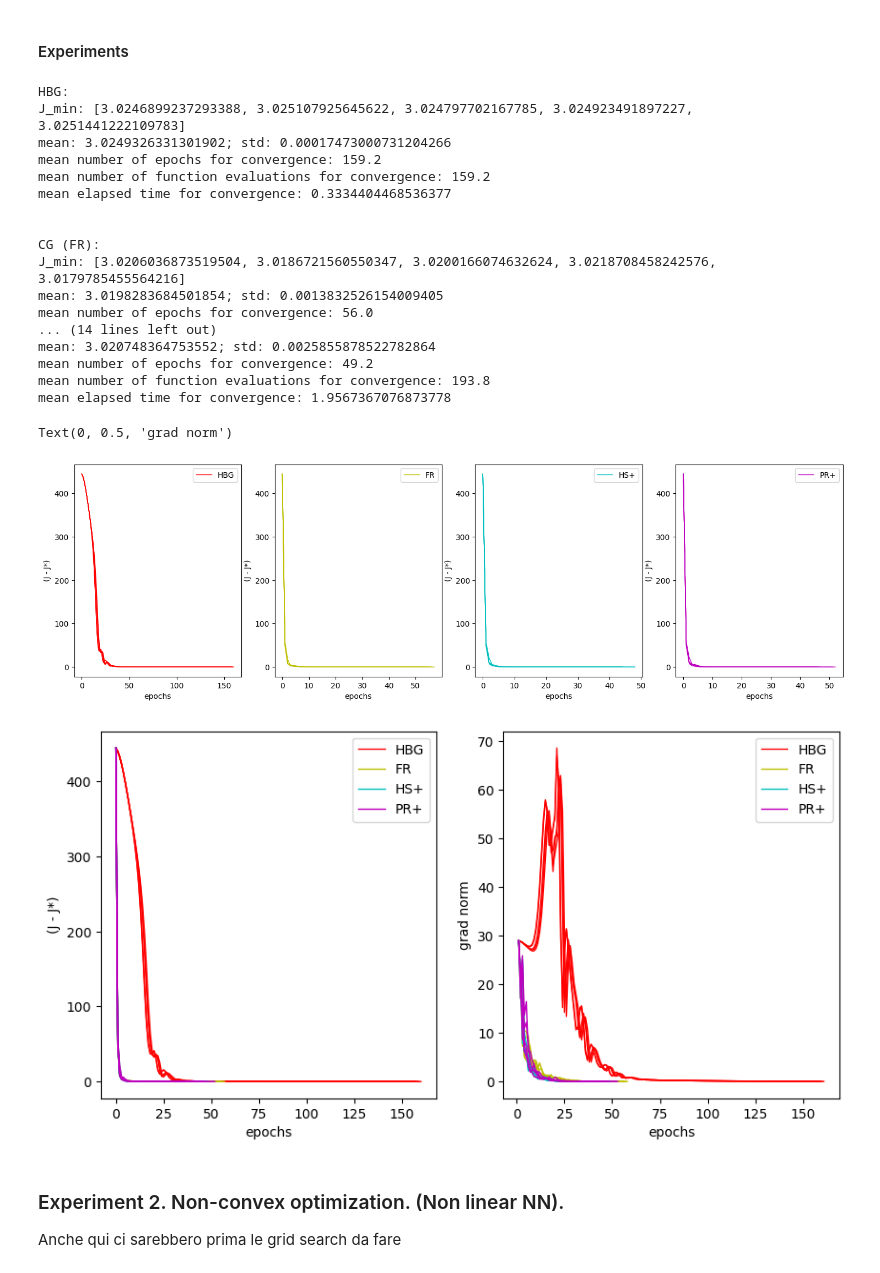
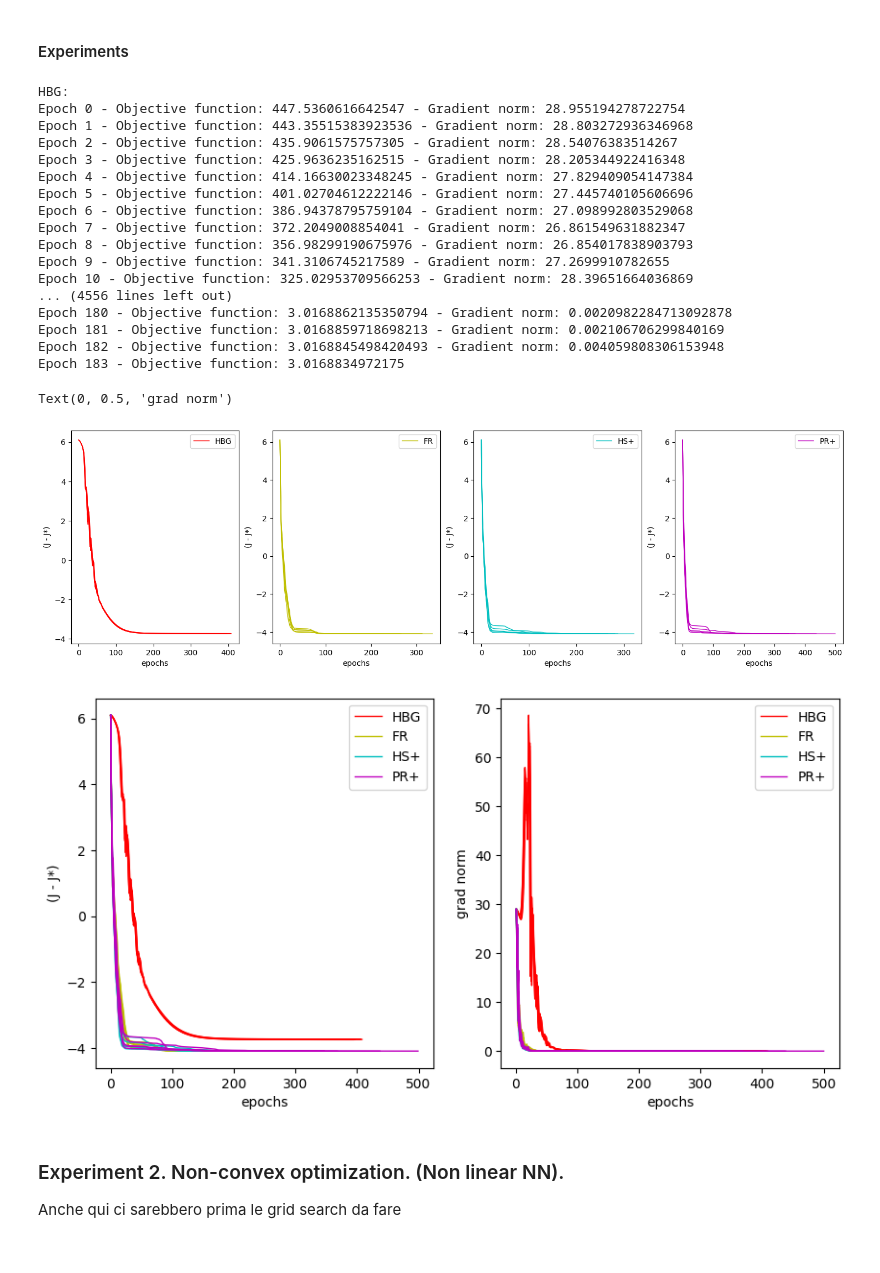
Before and after one commit to DreRnc/HBG-CG_Analysis, a Jupyter notebook: Code/Experiments_new.ipynb, the cells around one changed output. Drawn from its saved outputs; the diff is of its cells as text; code cells hidden in the pictures.

Commit message:
new file:   Code/Experiments.ipynb 	modified:   Code/Experiments_new.ipynb 	modified:   Code/src/EarlyStopping.py 	modified:   Code/src/Optimizers.py

```diff
--- a/Code/Experiments_new.ipynb
+++ b/Code/Experiments_new.ipynb
@@ -163,13 +164,13 @@ Best training_objective: 3.0171278820154255
 # %%
 mlp_linear = MLP([20], 9, 2, task = "regression", activation_function = 'id')
 
-J_star = 3.017
+J_star = 3
 
 fig, ax = plt.subplots(1,4, figsize = (18,5))
 fig2, ax2 = plt.subplots(1,2, figsize = (10,5))
 linewidth = 1
 
-optimizer = HBG(loss = 'MSE', regularization_function = 'l2', stopping_criterion = 'obj_tol', early_stopping = EarlyStopping(mode = 'obj_tol'))
+optimizer = HBG(loss = 'MSE', regularization_function = 'l2', stopping_criterion = 'grad_norm', early_stopping = EarlyStopping(mode = 'grad_norm'))
 
 feval = []
 epochs = []
@@ -181,7 +182,7 @@ print('HBG:')
 for i in range(5):
 
     mlp_linear.initialize(random_seed=i)
-    optimizer.initialize(mlp_linear, alpha = 0.005, beta = 0.8, stopping_value = 1e-4, alpha_l2 = 0.001, verbose = False)
+    optimizer.initialize(mlp_linear, alpha = 0.005, beta = 0.8, stopping_value = 5e-3, alpha_l2 = 0.001, verbose = True)
 
     tic = time.time()
 
@@ -190,7 +191,7 @@ for i in range(5):
     toc = time.time()
     elapsed_time.append(toc-tic)
 
-    curve = [J - J_star for J in optimizer.obj_history]
+    curve = [math.log(J - J_star) for J in optimizer.obj_history]
     line, = ax[0].plot(curve, 'r', linewidth=linewidth)
     line2, = ax2[0].plot(curve, 'r', linewidth=linewidth)
     line3, = ax2[1].plot(optimizer.grad_norm_history, 'r', linewidth=linewidth)
@@ -211,7 +212,7 @@ print(f"mean number of epochs for convergence: {np.mean(epochs)}")
 print(f"mean number of function evaluations for convergence: {np.mean(feval)}")
 print(f"mean elapsed time for convergence: {np.mean(elapsed_time)}")
 
-optimizer = CG(loss = 'MSE', regularization_function = 'l2', stopping_criterion = 'obj_tol', early_stopping = EarlyStopping(mode = 'obj_tol'))
+optimizer = CG(loss = 'MSE', regularization_function = 'l2', stopping_criterion = 'grad_norm', early_stopping = EarlyStopping(mode = 'grad_norm'))
 beta_color = {'FR' : 'y', 'HS+' : 'c', 'PR+' : 'm'}
 
 for b, beta in enumerate(['FR', 'HS+', 'PR+']):
@@ -225,7 +226,7 @@ for b, beta in enumerate(['FR', 'HS+', 'PR+']):
     for i in range(5):
 
         mlp_linear.initialize(random_seed=i)
-        optimizer.initialize(mlp_linear, stopping_value = 1e-4, batch_size = -1, alpha_l1 = 0, alpha_l2 = 0.001, verbose = False,
+        optimizer.initialize(mlp_linear, stopping_value = 5e-3, batch_size = -1, alpha_l1 = 0, alpha_l2 = 0.001, verbose = True,
                    beta_type = beta, m1 = 0.1, m2 = 0.3, MaxFeval = 100, tau = 0.8, delta = 0, eps = 0, sfgrd = 0.2)
 
         tic = time.time()
@@ -235,58 +236,58 @@ for b, beta in enumerate(['FR', 'HS+', 'PR+']):
         toc = time.time()
         elapsed_time.append(toc-tic)
 
-        curve = [J - J_star for J in optimizer.obj_history]
+        curve = [math.log(J - J_star)  for J in optimizer.obj_history]
         line, = ax[b+1].plot(curve, beta_color[beta], linewidth=linewidth)
         line2, = ax2[0].plot(curve, beta_color[beta], linewidth=linewidth)
         line3, = ax2[1].plot(optimizer.grad_norm_history, beta_color[beta], linewidth=linewidth)
 
         if i == 0:
             line.set_label(beta)
             line2.set_label(beta)
             line3.set_label(beta)
 
         J_min.append(np.min(optimizer.obj_history))
         feval.append(optimizer.n_forward_backward)
         epochs.append(len(optimizer.obj_history))
 
     print(f"J_min: {J_min}")
     print(f"mean: {np.mean(J_min)}; std: {np.std(J_min)}")
     print(f"mean number of epochs for convergence: {np.mean(epochs)}")
     print(f"mean number of function evaluations for convergence: {np.mean(feval)}")
     print(f"mean elapsed time for convergence: {np.mean(elapsed_time)}")
 
 for j in range(4):
     ax[j].legend()
     ax[j].set_xlabel("epochs")
     ax[j].set_ylabel("(J - J*)")
 
 ax2[0].legend()
 ax2[0].set_xlabel("epochs")
 ax2[0].set_ylabel("(J - J*)")
 ax2[1].legend()
 ax2[1].set_xlabel("epochs")
 ax2[1].set_ylabel("grad norm")
 # %% [output]
 HBG:
-J_min: [3.0246899237293388, 3.025107925645622, 3.024797702167785, 3.024923491897227, 3.0251441222109783]
-mean: 3.0249326331301902; std: 0.00017473000731204266
-mean number of epochs for convergence: 159.2
-mean number of function evaluations for convergence: 159.2
-mean elapsed time for convergence: 0.3334404468536377
-
-
-CG (FR):
-J_min: [3.0206036873519504, 3.0186721560550347, 3.0200166074632624, 3.0218708458242576, 3.0179785455564216]
-mean: 3.0198283684501854; std: 0.0013832526154009405
-mean number of epochs for convergence: 56.0
-... (14 lines left out)
-mean: 3.020748364753552; std: 0.0025855878522782864
-mean number of epochs for convergence: 49.2
-mean number of function evaluations for convergence: 193.8
-mean elapsed time for convergence: 1.9567367076873778
+Epoch 0 - Objective function: 447.5360616642547 - Gradient norm: 28.955194278722754
+Epoch 1 - Objective function: 443.35515383923536 - Gradient norm: 28.803272936346968
+Epoch 2 - Objective function: 435.9061575757305 - Gradient norm: 28.54076383514267
+Epoch 3 - Objective function: 425.9636235162515 - Gradient norm: 28.205344922416348
+Epoch 4 - Objective function: 414.16630023348245 - Gradient norm: 27.829409054147384
+Epoch 5 - Objective function: 401.02704612222146 - Gradient norm: 27.445740105606696
+Epoch 6 - Objective function: 386.94378795759104 - Gradient norm: 27.098992803529068
+Epoch 7 - Objective function: 372.2049008854041 - Gradient norm: 26.861549631882347
+Epoch 8 - Objective function: 356.98299190675976 - Gradient norm: 26.854017838903793
+Epoch 9 - Objective function: 341.3106745217589 - Gradient norm: 27.2699910782655
+Epoch 10 - Objective function: 325.02953709566253 - Gradient norm: 28.39651664036869
+... (4556 lines left out)
+Epoch 180 - Objective function: 3.0168862135350794 - Gradient norm: 0.0020982284713092878
+Epoch 181 - Objective function: 3.0168859718698213 - Gradient norm: 0.002106706299840169
+Epoch 182 - Objective function: 3.0168845498420493 - Gradient norm: 0.004059808306153948
+Epoch 183 - Objective function: 3.0168834972175
 Text(0, 0.5, 'grad norm')
-[figure, old version]
+[figure, new version]
-[figure, old version]
+[figure, new version]
 # %% [markdown]
 ### Experiment 2. Non-convex optimization. (Non linear NN).
 
```
Also changed, not shown: parts of 2 cells of this notebook, 3 other files.
